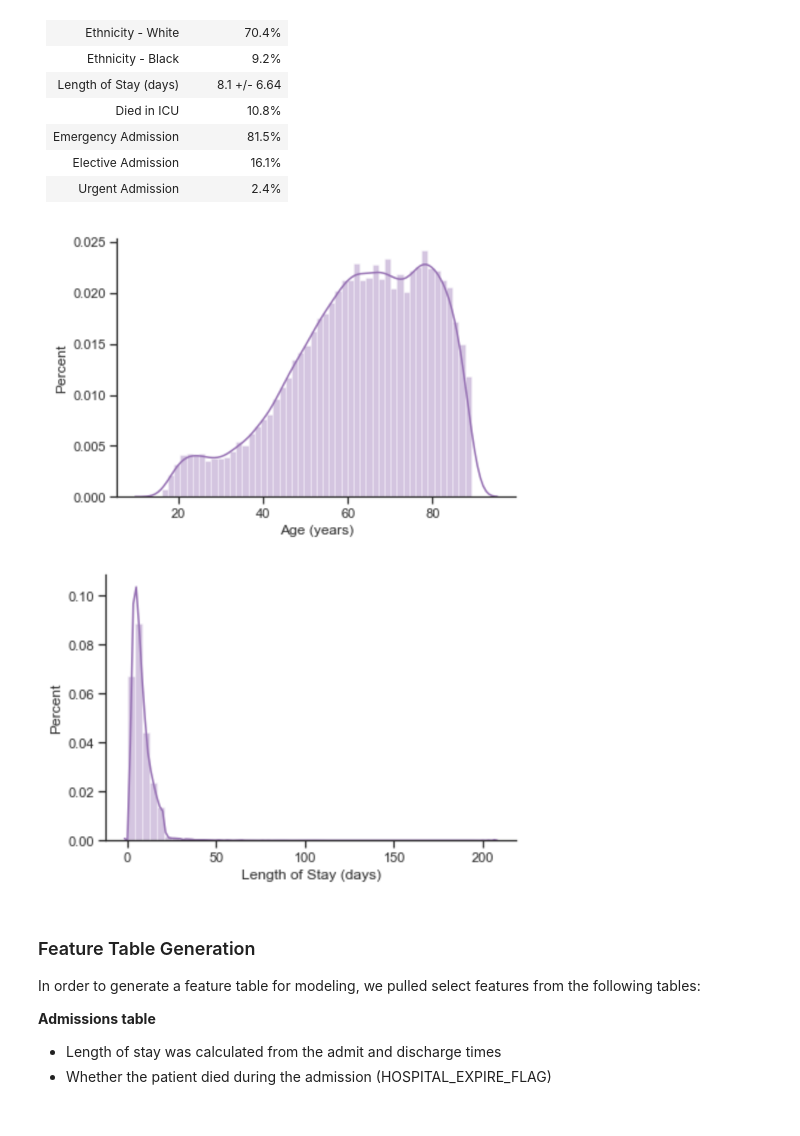
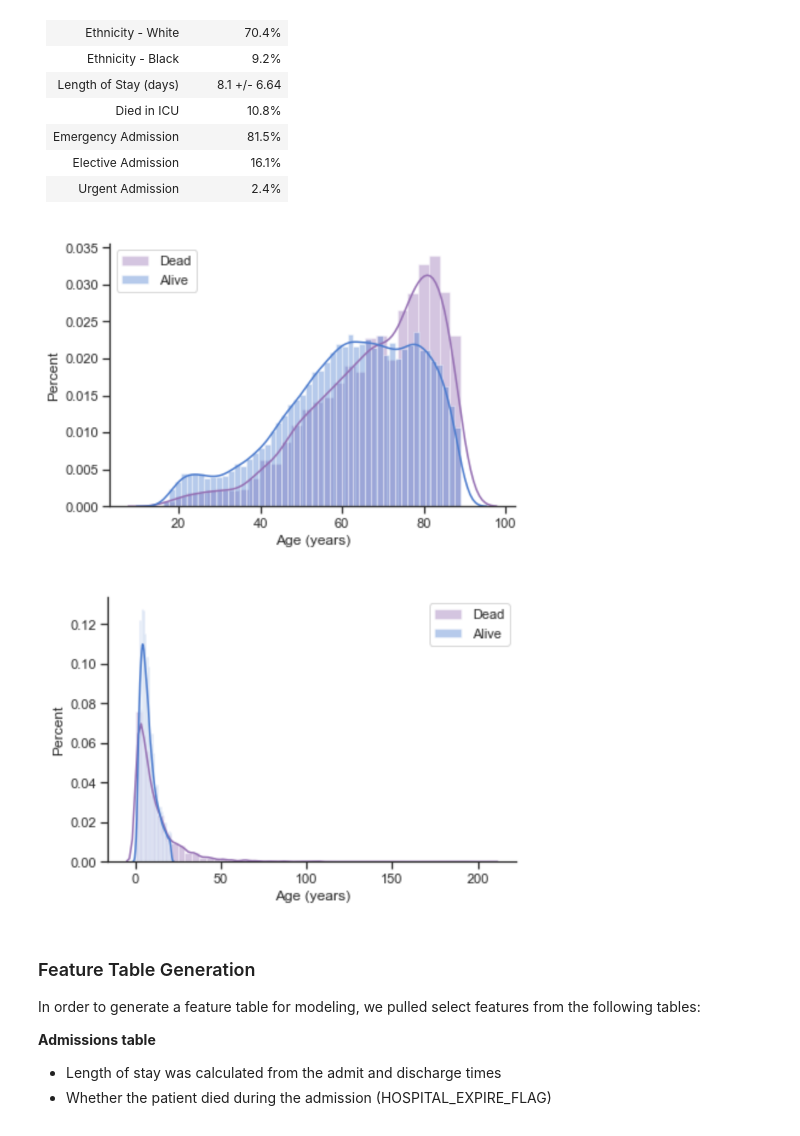
Before and after one commit to chriszhou0916/dsah_final, a Jupyter notebook: Process Book.ipynb, the cells around one changed output. Drawn from its saved outputs; the diff is of its cells as text; code cells hidden in the pictures.

Commit message:
Added new demo figures

```diff
--- a/Process Book.ipynb
+++ b/Process Book.ipynb
@@ -46,13 +46,13 @@ Our final dataset consisted of 32,914 patients and 41,631 total admissions. We i
 # %%
 from IPython.display import Image
 from IPython.core.display import HTML
-Image(filename= "../images/ages.png", width=500)
+Image(filename= "../images/ages_live_dead.png", width=500)
 # %% [output]
-[figure, old version]
+[figure, new version]
 # %%
-Image(filename= "../images/Len_of_stay.png", width=500)
+Image(filename= "../images/Len_of_stay_live_dead.png", width=500)
 # %% [output]
-[figure, old version]
+[figure, new version]
 # %% [markdown]
 ### Feature Table Generation
 
```
